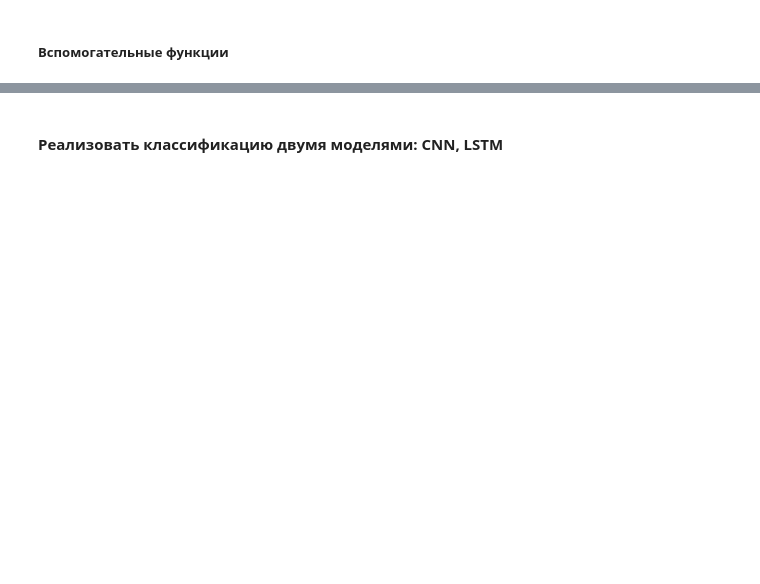
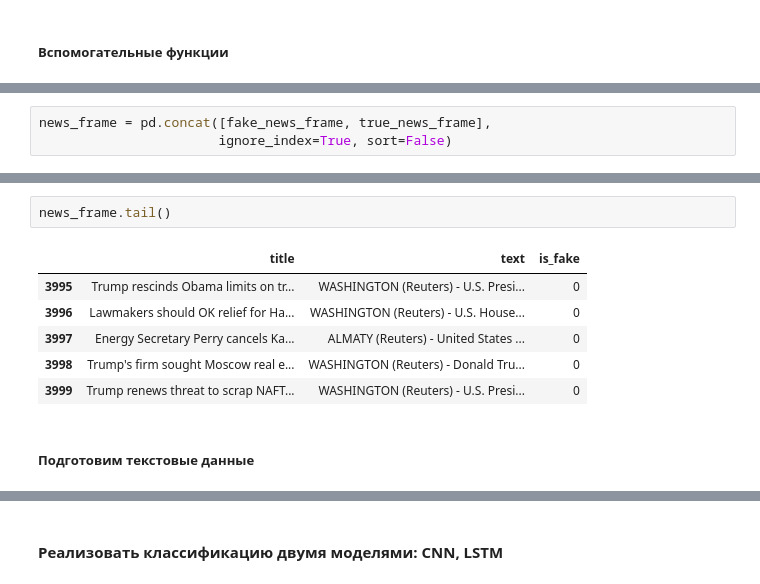
Before and after one commit to danilkladnitsky/nlp-tasks, a Jupyter notebook: hw_4/task.ipynb, the cells around one changed output, grey strips where cells are left out. Drawn from its saved outputs; the diff is of its cells as text; blank space fills up the shorter version.

```diff
--- a/hw_4/task.ipynb
+++ b/hw_4/task.ipynb
@@ -47,0 +112,3 @@ def download_file(url, filename):
+# %%
+news_frame = pd.concat([fake_news_frame, true_news_frame],
+                       ignore_index=True, sort=False)
@@ -47,0 +119,11 @@ def download_file(url, filename):
+# %%
+news_frame.tail()
+# %% [output]
+|  | title | text | is_fake |
+| 3995 | Trump rescinds Obama limits on tr... | WASHINGTON (Reuters) - U.S. Presi... | 0 |
+| 3996 | Lawmakers should OK relief for Ha... | WASHINGTON (Reuters) - U.S. House... | 0 |
+| 3997 | Energy Secretary Perry cancels Ka... | ALMATY (Reuters) - United States ... | 0 |
+| 3998 | Trump's firm sought Moscow real e... | WASHINGTON (Reuters) - Donald Tru... | 0 |
+| 3999 | Trump renews threat to scrap NAFT... | WASHINGTON (Reuters) - U.S. Presi... | 0 |
+# %% [markdown]
+##### Подготовим текстовые данные
```
Also changed, not shown: parts of 21 cells of this notebook, 4 other files.
